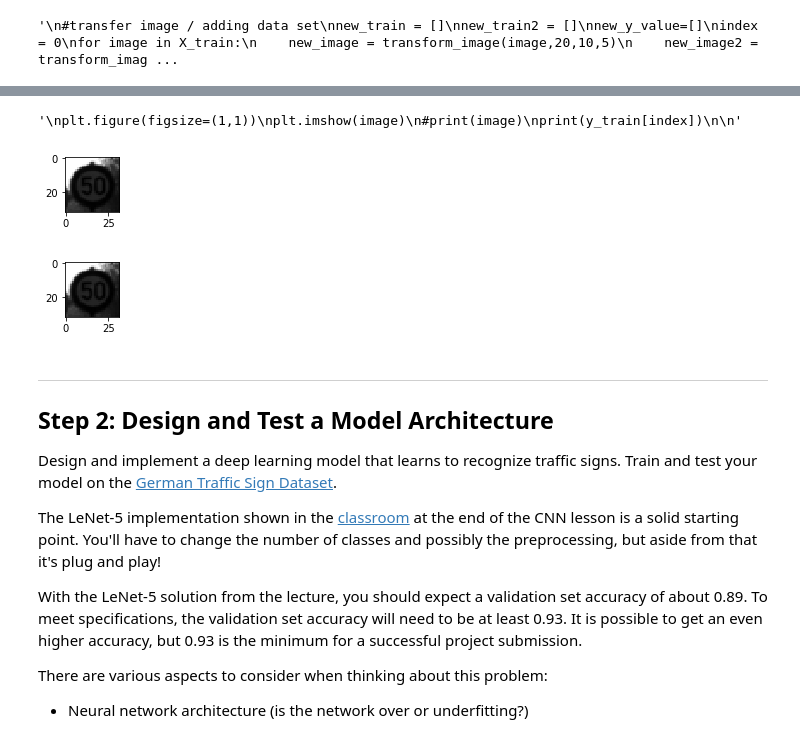
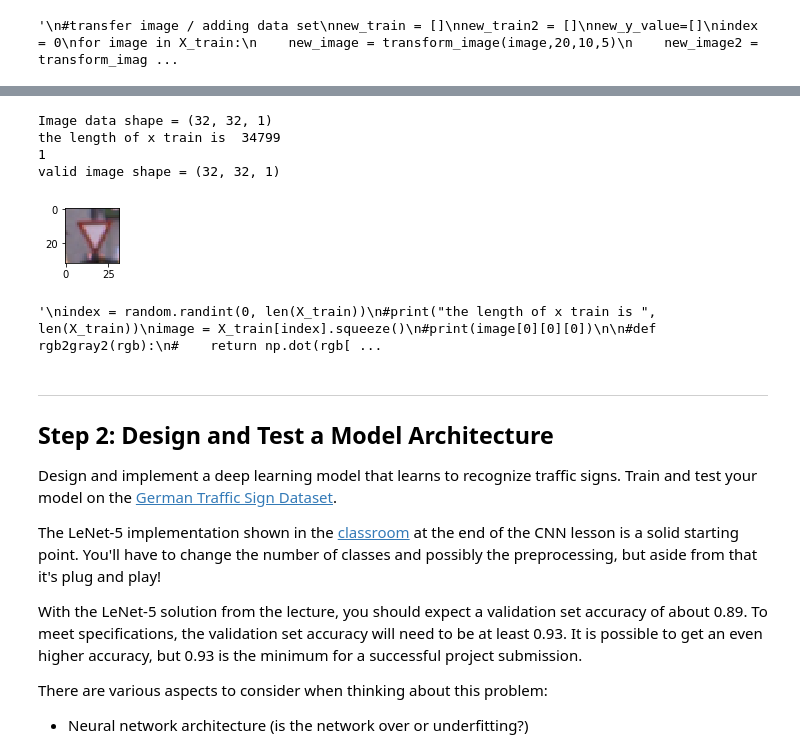
Before and after one commit to bryan0806/Udacity-CarND-Traffic-Sign-Classifier-Project, a Jupyter notebook: Traffic_Sign_Classifier.ipynb, the cells around one changed output, grey strips where cells are left out. Saved outputs shown, nothing was run; the diff lists cells and outputs as text; code cells hidden in the pictures.

Commit message:
Adding color to grayscale is also same with no transform.

```diff
--- a/Traffic_Sign_Classifier.ipynb
+++ b/Traffic_Sign_Classifier.ipynb
@@ -411,5 +374,45 @@ valid image shape = (32, 32, 3)
+# %%
+
+#transfer color to grayscale
+
+new_train = []
+for image in X_train:
+    new_image = rgb2gray(image)
+    new_train.append(new_image)
+
+new_train_reshape = np.reshape(new_train,(-1,32,32,1))
+# TODO: What's the shape of an traffic sign image?
+image_shape = new_train_reshape[0].shape
+print("Image data shape =", image_shape)
+X_train = new_train_reshape
+
+index = random.randint(0, len(X_valid))
+print("the length of x train is ", len(X_train))
+image = X_valid[index]
+
+plt.figure(figsize=(1,1))
+plt.imshow(image)
+print(y_train[index])
+
+
+# transfer valid data
+new_valid = []
+for image in X_valid:
+    new_valid_image = rgb2gray(image)
+    new_valid.append(new_valid_image)
+
+new_valid_reshape = np.reshape(new_valid,(-1,32,32,1))
+valid_shape = new_valid_reshape[0].shape
+print("valid image shape =",valid_shape)
+X_valid = new_valid_reshape
+# %% [output]
+Image data shape = (32, 32, 1)
+the length of x train is  34799
+1
+valid image shape = (32, 32, 1)
+[figure, added]
 # %%
-
+"""
 index = random.randint(0, len(X_train))
 #print("the length of x train is ", len(X_train))
 image = X_train[index].squeeze()
@@ -425,7 +428,7 @@ plt.imshow(gray,cmap = plt.get_cmap('gray'))
 img_gray = rgb2gray(image)
 plt.figure(figsize=(1,1))
 plt.imshow(img_gray,cmap = plt.get_cmap('gray'))
-"""
+
 plt.figure(figsize=(1,1))
 plt.imshow(image)
 #print(image)
@@ -433,9 +436,7 @@ print(y_train[index])
 
 """
 # %% [output]
-'\nplt.figure(figsize=(1,1))\nplt.imshow(image)\n#print(image)\nprint(y_train[index])\n\n'
+'\nindex = random.randint(0, len(X_train))\n#print("the length of x train is ", len(X_train))\nimage = X_train[index].squeeze()\n#print(image[0][0][0])\n\n#def rgb2gray2(rgb):\n#    return np.dot(rgb[ ...
-[figure, removed]
-[figure, removed]
 # %% [markdown]
 ----
 
```
Also changed, not shown: parts of 8 cells of this notebook, 3 other files.
